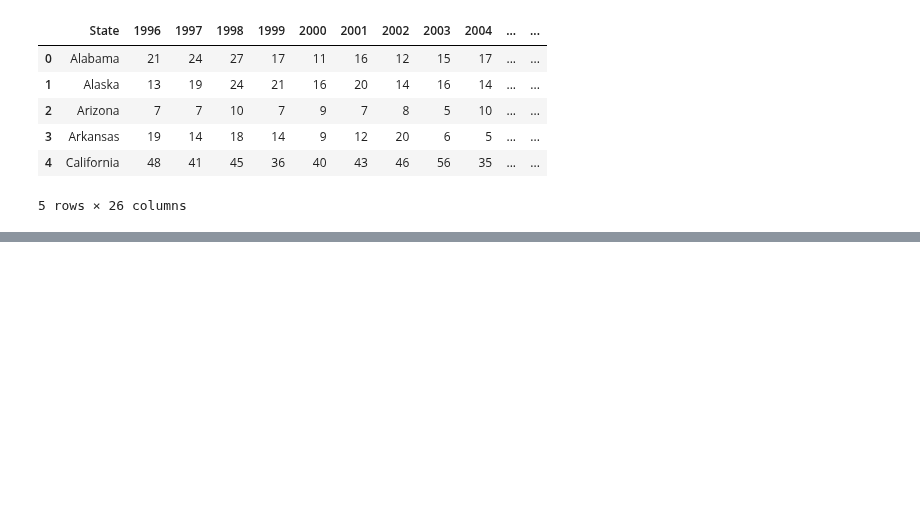
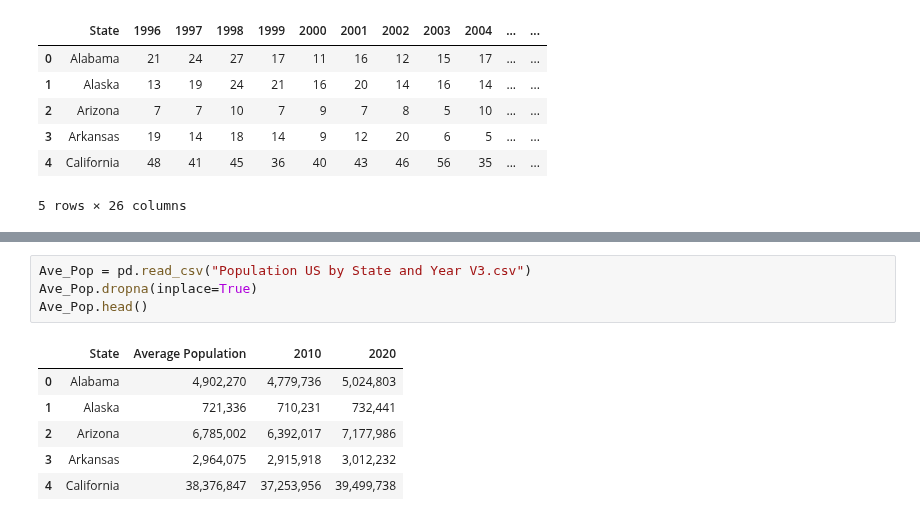
Before and after one commit to MZt92-ui/Project-1-Group-3, a Jupyter notebook: Boat Fatalities.ipynb, the cells around one changed output, grey strips where cells are left out. Cells and saved outputs as stored; diff of their text form; blank space fills up the shorter version.

```diff
--- a/Boat Fatalities.ipynb
+++ b/Boat Fatalities.ipynb
@@ -52,0 +64,11 @@ Alcohol_Fatal.head()
+# %%
+Ave_Pop = pd.read_csv("Population US by State and Year V3.csv")
+Ave_Pop.dropna(inplace=True)
+Ave_Pop.head()
+# %% [output]
+|  | State | Average Population | 2010 | 2020 |
+| 0 | Alabama | 4,902,270 | 4,779,736 | 5,024,803 |
+| 1 | Alaska | 721,336 | 710,231 | 732,441 |
+| 2 | Arizona | 6,785,002 | 6,392,017 | 7,177,986 |
+| 3 | Arkansas | 2,964,075 | 2,915,918 | 3,012,232 |
+| 4 | California | 38,376,847 | 37,253,956 | 39,499,738 |
```
Also changed, not shown: parts of 10 cells of this notebook.
